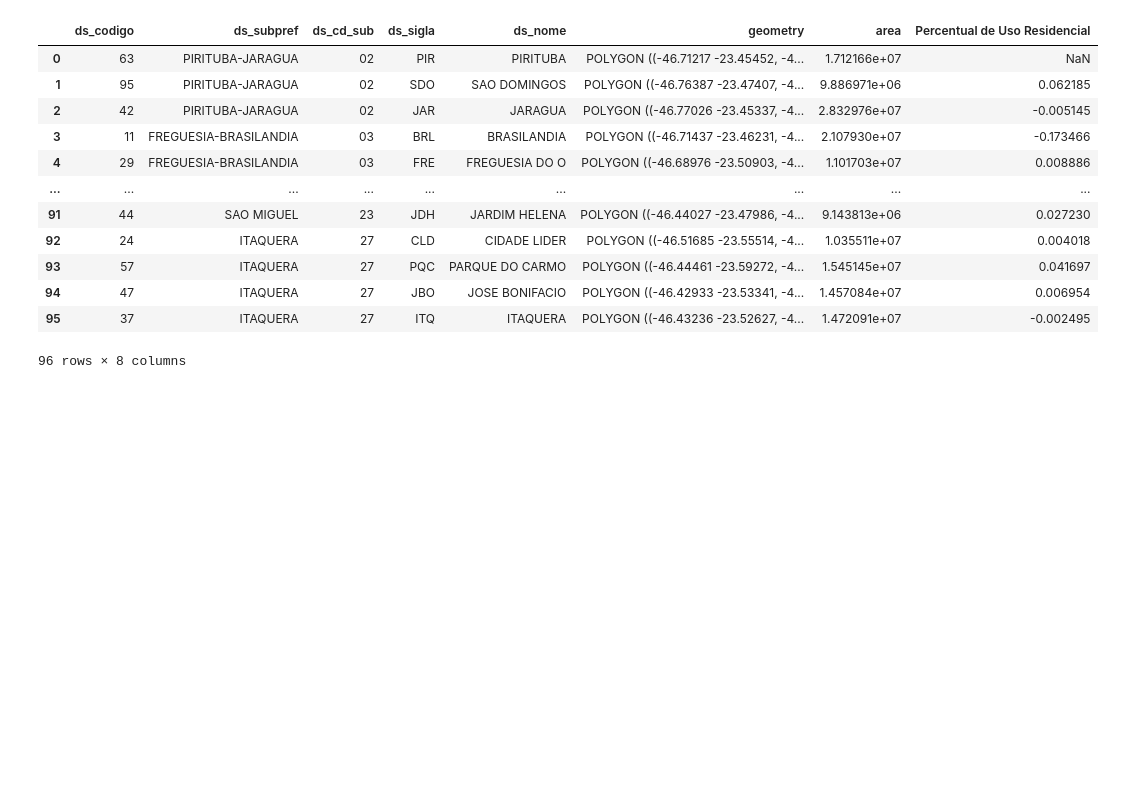
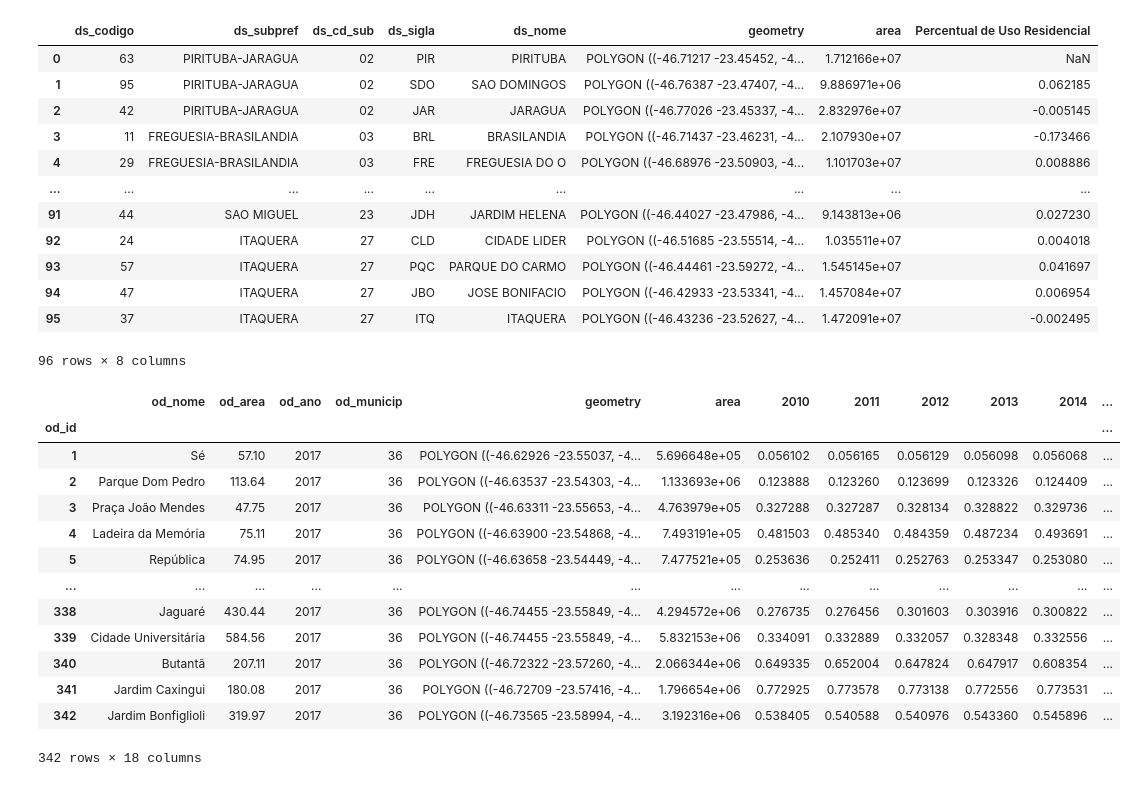
Before and after one commit to cem-usp/dash-iptu, a Jupyter notebook: 06 - Estudando agregacoes por periodo.ipynb, the cells around one changed output. Saved outputs shown, nothing was run; the diff lists cells and outputs as text; code cells hidden in the pictures; blank space fills up the shorter version.

```diff
--- a/06 - Estudando agregacoes por periodo.ipynb
+++ b/06 - Estudando agregacoes por periodo.ipynb
@@ -86,3 +71,41 @@ gdf_distritos
 | 94 | 47 | ITAQUERA | 27 | JBO | JOSE BONIFACIO | POLYGON ((-46.42933 -23.53341, -4... | 1.457084e+07 | 0.006954 |
 | 95 | 37 | ITAQUERA | 27 | ITQ | ITAQUERA | POLYGON ((-46.43236 -23.52627, -4... | 1.472091e+07 | -0.002495 |
 96 rows × 8 columns
+# %%
+ano = [2010, 2020]
+# %%
+gdf = gdf_od.astype({'od_id': 'int'})\
+    .merge(df_iptu_od[(df_iptu_od.ano >= ano[0]) & (df_iptu_od.ano <= ano[-1])].to_pandas_df(), \
+        left_on='od_id', right_on='od')\
+            [["od_id", "od_nome", atributo, 'geometry', 'ano', 'Quantidade de Unidades']]
+gdf_agregacao = gdf.loc[gdf.ano == ano[-1]]
+diff = gdf.pivot(index='od_id', columns='ano', values=atributo)
+
+gdf_diff = gdf_od.astype({'od_id': 'int'}).set_index('od_id').merge(diff, left_index=True, right_index=True, how='left')
+
+# gdf_diff = gdf_od.set_index('od_id').copy()
+gdf_diff.loc[:, atributo] = (gdf_diff[ano[-1]] - gdf_diff[ano[0]])
+# gdf_diff.fillna(0.0, inplace=True)
+gdf_agregacao.set_index('od_id', inplace=True)
+# gdf_diff.set_index('od_id', inplace=True)
+hover_data = ["od_nome"]
+custom_data=["od_id"]
+min_max = [df_iptu_od[atributo].min().item(), df_iptu_od[atributo].max().item()]
+min_max_diff = [gdf_diff[atributo].min().item(), gdf_diff[atributo].max().item()]
+# %%
+gdf_diff
+# %% [output]
+|  | od_nome | od_area | od_ano | od_municip | geometry | area | 2010 | 2011 | 2012 | 2013 | 2014 | ... |
+| od_id |  |  |  |  |  |  |  |  |  |  |  | ... |
+| 1 | Sé | 57.10 | 2017 | 36 | POLYGON ((-46.62926 -23.55037, -4... | 5.696648e+05 | 0.056102 | 0.056165 | 0.056129 | 0.056098 | 0.056068 | ... |
+| 2 | Parque Dom Pedro | 113.64 | 2017 | 36 | POLYGON ((-46.63537 -23.54303, -4... | 1.133693e+06 | 0.123888 | 0.123260 | 0.123699 | 0.123326 | 0.124409 | ... |
+| 3 | Praça João Mendes | 47.75 | 2017 | 36 | POLYGON ((-46.63311 -23.55653, -4... | 4.763979e+05 | 0.327288 | 0.327287 | 0.328134 | 0.328822 | 0.329736 | ... |
+| 4 | Ladeira da Memória | 75.11 | 2017 | 36 | POLYGON ((-46.63900 -23.54868, -4... | 7.493191e+05 | 0.481503 | 0.485340 | 0.484359 | 0.487234 | 0.493691 | ... |
+| 5 | República | 74.95 | 2017 | 36 | POLYGON ((-46.63658 -23.54449, -4... | 7.477521e+05 | 0.253636 | 0.252411 | 0.252763 | 0.253347 | 0.253080 | ... |
+| ... | ... | ... | ... | ... | ... | ... | ... | ... | ... | ... | ... | ... |
+| 338 | Jaguaré | 430.44 | 2017 | 36 | POLYGON ((-46.74455 -23.55849, -4... | 4.294572e+06 | 0.276735 | 0.276456 | 0.301603 | 0.303916 | 0.300822 | ... |
+| 339 | Cidade Universitária | 584.56 | 2017 | 36 | POLYGON ((-46.74455 -23.55849, -4... | 5.832153e+06 | 0.334091 | 0.332889 | 0.332057 | 0.328348 | 0.332556 | ... |
+| 340 | Butantã | 207.11 | 2017 | 36 | POLYGON ((-46.72322 -23.57260, -4... | 2.066344e+06 | 0.649335 | 0.652004 | 0.647824 | 0.647917 | 0.608354 | ... |
+| 341 | Jardim Caxingui | 180.08 | 2017 | 36 | POLYGON ((-46.72709 -23.57416, -4... | 1.796654e+06 | 0.772925 | 0.773578 | 0.773138 | 0.772556 | 0.773531 | ... |
+| 342 | Jardim Bonfiglioli | 319.97 | 2017 | 36 | POLYGON ((-46.73565 -23.58994, -4... | 3.192316e+06 | 0.538405 | 0.540588 | 0.540976 | 0.543360 | 0.545896 | ... |
+342 rows × 18 columns
```
Also changed, not shown: parts of 8 cells of this notebook, 1 other file.
